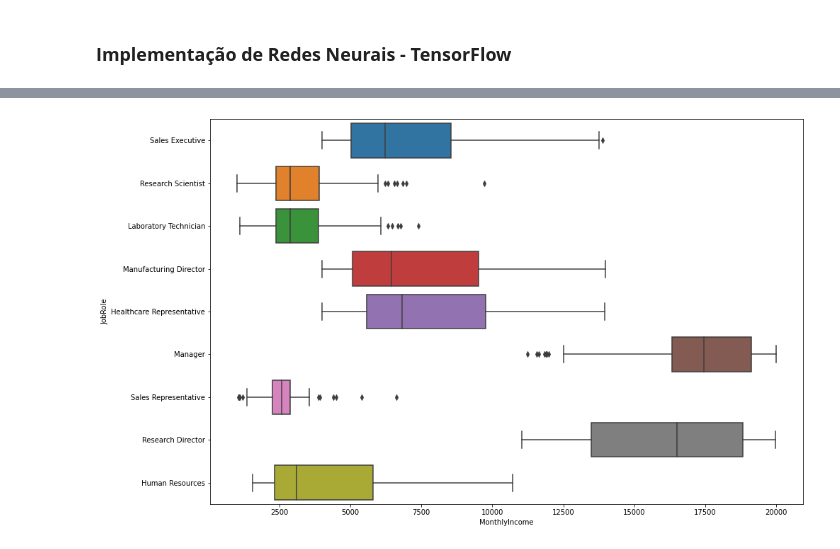
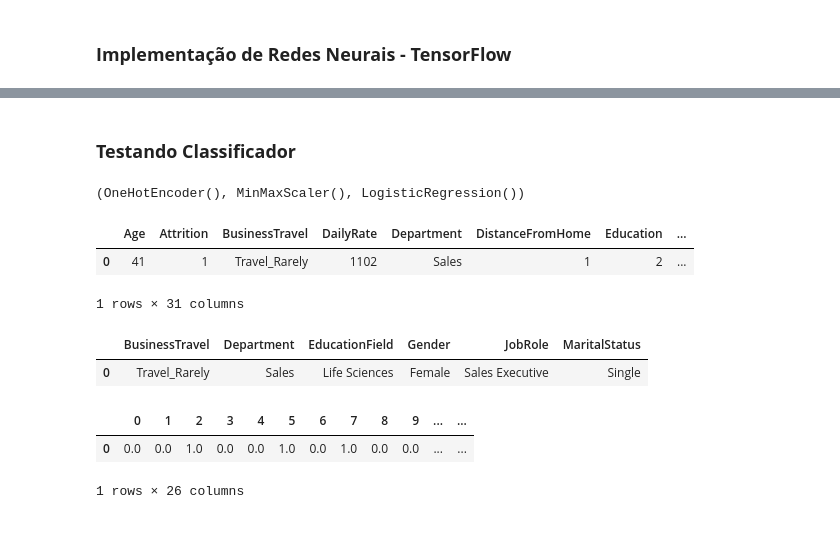
Before and after one commit to AlexLeop/ML_Recursos_Humanos, a Jupyter notebook: Departamento_Recursos_Humanos.ipynb, the cells around one changed output, grey strips where cells are left out. Drawn from its saved outputs; the diff is of its cells as text; code cells hidden in the pictures.

```diff
--- a/Departamento_Recursos_Humanos.ipynb
+++ b/Departamento_Recursos_Humanos.ipynb
@@ -470,5 +358,40 @@ sns.countplot(x='JobLevel', hue='Attrition', data = dado_novo); # NÍVEL DE EMPR
-# %%
-plt.figure(figsize=(15,10))
-sns.boxplot(x='MonthlyIncome', y='JobRole', data=dado_novo);
-# %% [output]
-[figure, removed]
+# %% [markdown]
+### **Testando Classificador**
+# %%
+""" Abrindo o arquivo do modelo realizando a leitura e atribuindo as variaveis encolder,min_max e model """
+
+with open('Modelo_Regressão_logista.pkl', 'rb') as f:
+    encolder, min_max, model = pickle.load(f)
+# %%
+""" Acessando os atribuitos das variaveis """
+
+encolder, min_max, model
+# %% [output]
+(OneHotEncoder(), MinMaxScaler(), LogisticRegression())
+# %%
+"""Criando um novo registro para testar o modelo"""
+
+X_novo = trabalhador_df.iloc[0:1]
+X_novo
+# %% [output]
+|  | Age | Attrition | BusinessTravel | DailyRate | Department | DistanceFromHome | Education | ... |
+| 0 | 41 | 1 | Travel_Rarely | 1102 | Sales | 1 | 2 | ... |
+1 rows × 31 columns
+# %%
+"""Separando atributos categóricos de X_novo"""
+
+X_cat_novo = X_novo.select_dtypes(include=['object'])
+X_cat_novo
+# %% [output]
+|  | BusinessTravel | Department | EducationField | Gender | JobRole | MaritalStatus |
+| 0 | Travel_Rarely | Sales | Life Sciences | Female | Sales Executive | Single |
+# %%
+"""Transformando em variaveis Dammy e convertendo em Array"""
+
+X_cat_novo = encolder.transform(X_cat_novo).toarray()
+X_cat_novo = pd.DataFrame(X_cat_novo)
+X_cat_novo
+# %% [output]
+|  | 0 | 1 | 2 | 3 | 4 | 5 | 6 | 7 | 8 | 9 | ... | ... |
+| 0 | 0.0 | 0.0 | 1.0 | 0.0 | 0.0 | 1.0 | 0.0 | 1.0 | 0.0 | 0.0 | ... | ... |
+1 rows × 26 columns
```
Also changed, not shown: parts of 24 cells of this notebook.
